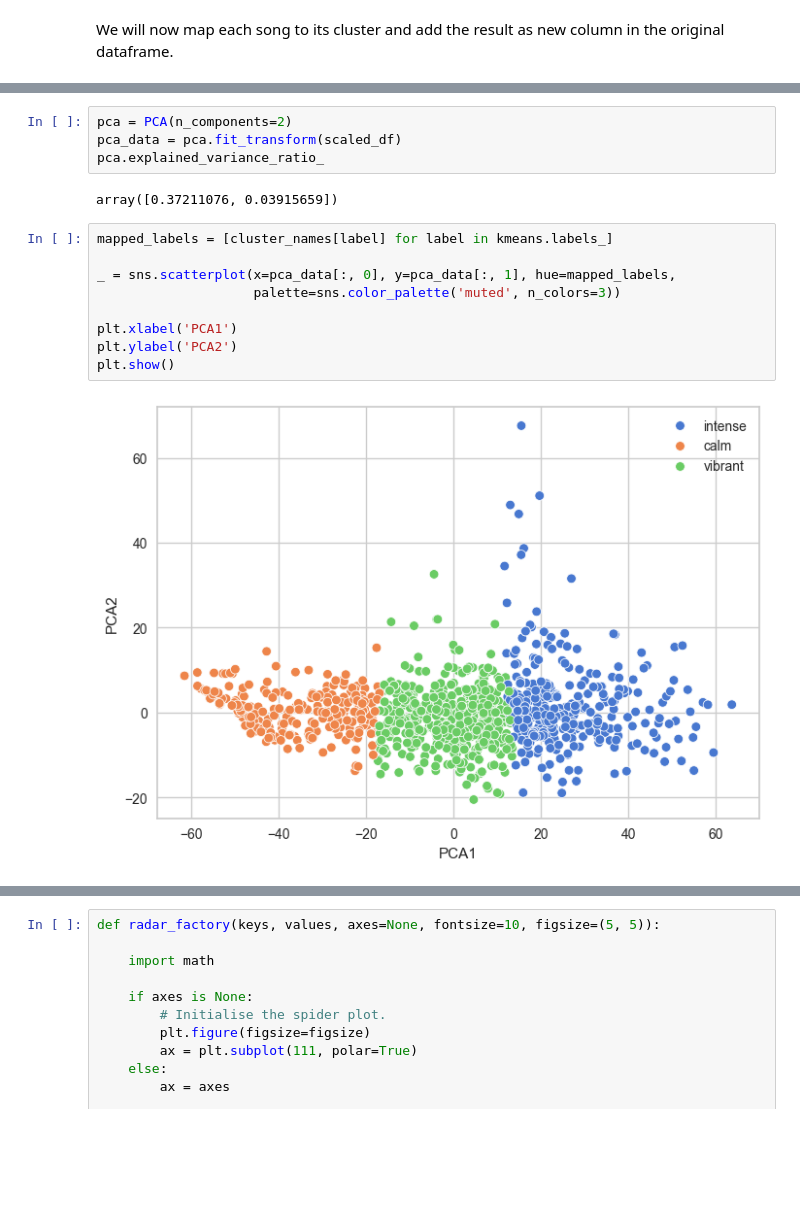
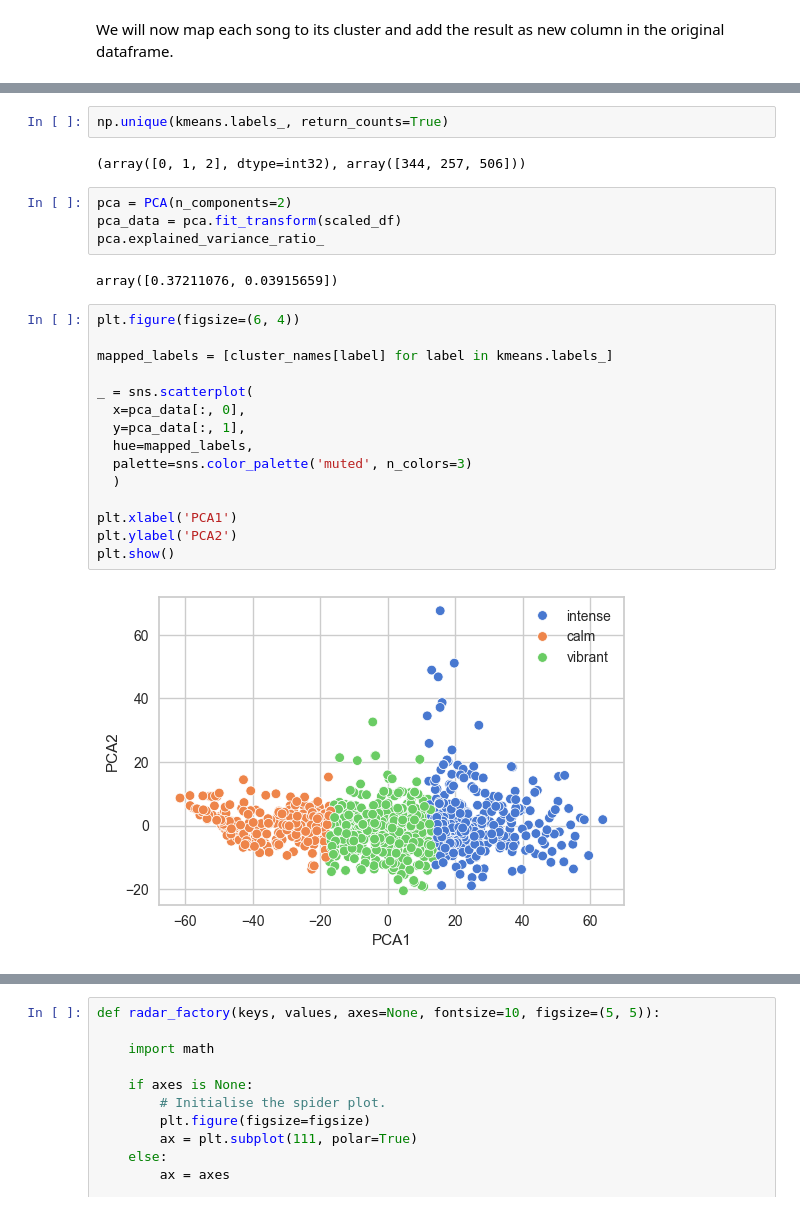
Before and after one commit to miketheofan/msc-in-data-science, a Jupyter notebook: pepmusic_assignment.ipynb, the cells around one changed output, grey strips where cells are left out. Saved outputs shown, nothing was run; the diff lists cells and outputs as text; blank space fills up the shorter version.

```diff
--- a/pepmusic_assignment.ipynb
+++ b/pepmusic_assignment.ipynb
@@ -310,6 +340,10 @@ df.head()
 | 2 | 3Nou5g8qSke2RT562MoAtn | [Monique Namaste] | Water Harp | minor | F | 103.211197 | [10.1532813965, 5.9777501213, 6.4... | 0.948574 | [0.0185314204, 0.0444592176, 0.03... | ... |
 | 3 | 5wfHmgTmRjXVdVTn7YVKtx | [Cameron, Yoga Music, Spa, Massage] | Epic Dream | major | G | 116.554108 | [20.8648159848, 14.17123452459999... | 1.012330 | [0.0142917145, 0.0385265817, 0.05... | ... |
 | 4 | 4oIZXnjmEjq2FWMBl1D8ef | [Cameron, Yoga Music, Meditation ... | Tantric Sleep | major | D | 154.680176 | [10.6034373863, 5.3603348431, 4.4... | 1.076835 | [0.0137198961, 0.0315430386000000... | ... |
+# %%
+np.unique(kmeans.labels_, return_counts=True)
+# %% [output]
+(array([0, 1, 2], dtype=int32), array([344, 257, 506]))
 # %%
 pca = PCA(n_components=2)
 pca_data = pca.fit_transform(scaled_df)
@@ -317,14 +351,20 @@ pca.explained_variance_ratio_
 # %% [output]
 array([0.37211076, 0.03915659])
 # %%
+plt.figure(figsize=(6, 4))
+
 mapped_labels = [cluster_names[label] for label in kmeans.labels_]
 
-_ = sns.scatterplot(x=pca_data[:, 0], y=pca_data[:, 1], hue=mapped_labels,
-                    palette=sns.color_palette('muted', n_colors=3))
+_ = sns.scatterplot(
+  x=pca_data[:, 0],
+  y=pca_data[:, 1],
+  hue=mapped_labels,
+  palette=sns.color_palette('muted', n_colors=3)
+  )
 
 plt.xlabel('PCA1')
 plt.ylabel('PCA2')
 plt.show()
 # %% [output]
-[figure, old version]
+[figure, new version]
 # %%
```
Also changed, not shown: parts of 11 cells of this notebook.
